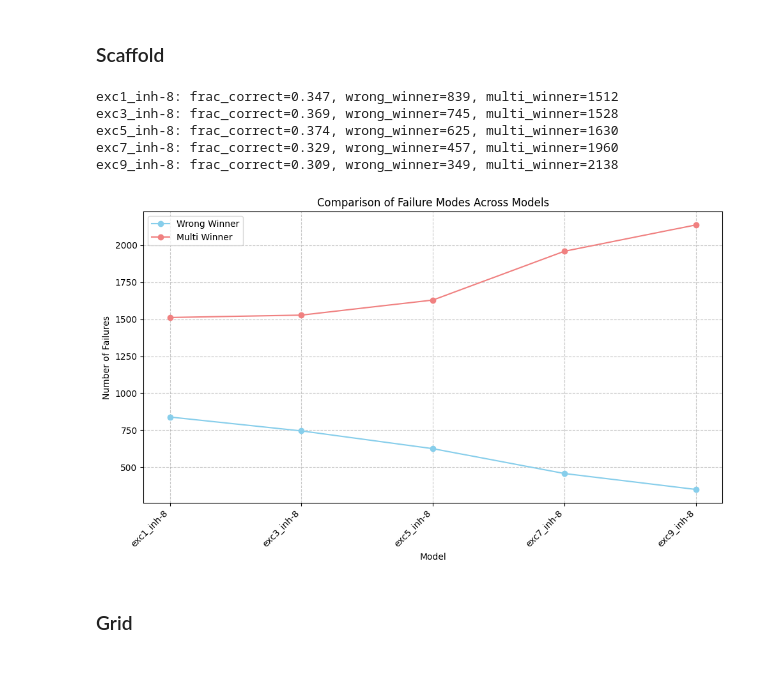
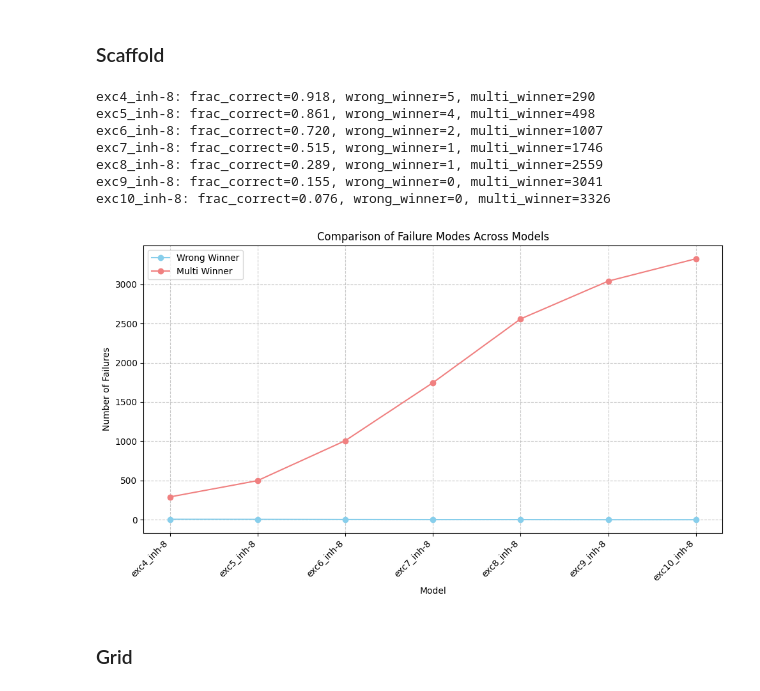
Before and after one commit to srujanakaluve/Master-s-Thesis-Projects, a Jupyter notebook: vectorHASH-cont-jax/test_jax.ipynb, the cells around one changed output. Drawn from its saved outputs; the diff is of its cells as text; code cells hidden in the pictures.

```diff
--- a/vectorHASH-cont-jax/test_jax.ipynb
+++ b/vectorHASH-cont-jax/test_jax.ipynb
@@ -140,7 +140,7 @@ def noise_curve(scaffold, noise_vals, n_runs=5, key=jax.random.PRNGKey(0)):
         g0_batch = make_noisy_batch(subkey, g0_clean, noise_val, mean_g_norm, scaffold.Ng, n_runs)
 
         final_batch = vmapped_grid_run(
-            g0_batch, scaffold.weights, scaffold.lambdas, scaffold.tau_g, scaffold.activation, scaffold.dt,
+            g0_batch, scaffold.weights, scaffold.lambdas, scaffold.tau_g, scaffold.activation, 0.01,
         )  # (n_runs, Ng, patts_total)
 
         err = jnp.max(jnp.abs(final_batch - g0_clean[None]), axis=1)
@@ -588,31 +606,35 @@ def plot_failure_modes(results):
 # %%
 lambdas = np.array([3, 4, 5])
 scaffold = Scaffold(400, lambdas, 'sigmoid', gg_exc=4, gg_inh=-1, gamma=0.6)
 
 g0_target = jnp.asarray(scaffold.grid)
 h0 = jnp.asarray(scaffold.hc)
 g0_init = jnp.zeros_like(g0_target)
 Ng = scaffold.Ng
 candidate_wggs = {
-    'exc1_inh-8':  make_wgg(lambdas, Ng, 1, -8),
-    'exc3_inh-8':  make_wgg(lambdas, Ng, 3, -8),
+    'exc4_inh-8':  make_wgg(lambdas, Ng, 4, -8),
     'exc5_inh-8':  make_wgg(lambdas, Ng, 5, -8),
+    'exc6_inh-8':  make_wgg(lambdas, Ng, 6, -8),
     'exc7_inh-8':  make_wgg(lambdas, Ng, 7, -8),
+    'exc8_inh-8':  make_wgg(lambdas, Ng, 8, -8),
     'exc9_inh-8':  make_wgg(lambdas, Ng, 9, -8),
+    'exc10_inh-8':  make_wgg(lambdas, Ng, 10, -8),
 }
 
 results = score_and_classify(scaffold, candidate_wggs, g0_init, h0, g0_target)
 for name, r in results.items():
     print(f"{name}: frac_correct={r['frac_correct']:.3f}, "
           f"wrong_winner={r['n_wrong_winner']}, multi_winner={r['n_multi_winner']}")
 plot_failure_modes(results)
 # %% [output]
-exc1_inh-8: frac_correct=0.347, wrong_winner=839, multi_winner=1512
-exc3_inh-8: frac_correct=0.369, wrong_winner=745, multi_winner=1528
-exc5_inh-8: frac_correct=0.374, wrong_winner=625, multi_winner=1630
-exc7_inh-8: frac_correct=0.329, wrong_winner=457, multi_winner=1960
-exc9_inh-8: frac_correct=0.309, wrong_winner=349, multi_winner=2138
+exc4_inh-8: frac_correct=0.918, wrong_winner=5, multi_winner=290
+exc5_inh-8: frac_correct=0.861, wrong_winner=4, multi_winner=498
+exc6_inh-8: frac_correct=0.720, wrong_winner=2, multi_winner=1007
+exc7_inh-8: frac_correct=0.515, wrong_winner=1, multi_winner=1746
+exc8_inh-8: frac_correct=0.289, wrong_winner=1, multi_winner=2559
+exc9_inh-8: frac_correct=0.155, wrong_winner=0, multi_winner=3041
+exc10_inh-8: frac_correct=0.076, wrong_winner=0, multi_winner=3326
-[figure, old version]
+[figure, new version]
 # %% [markdown]
 ### Grid
 # %%
```
Also changed, not shown: parts of 10 cells of this notebook, 8 other files.
